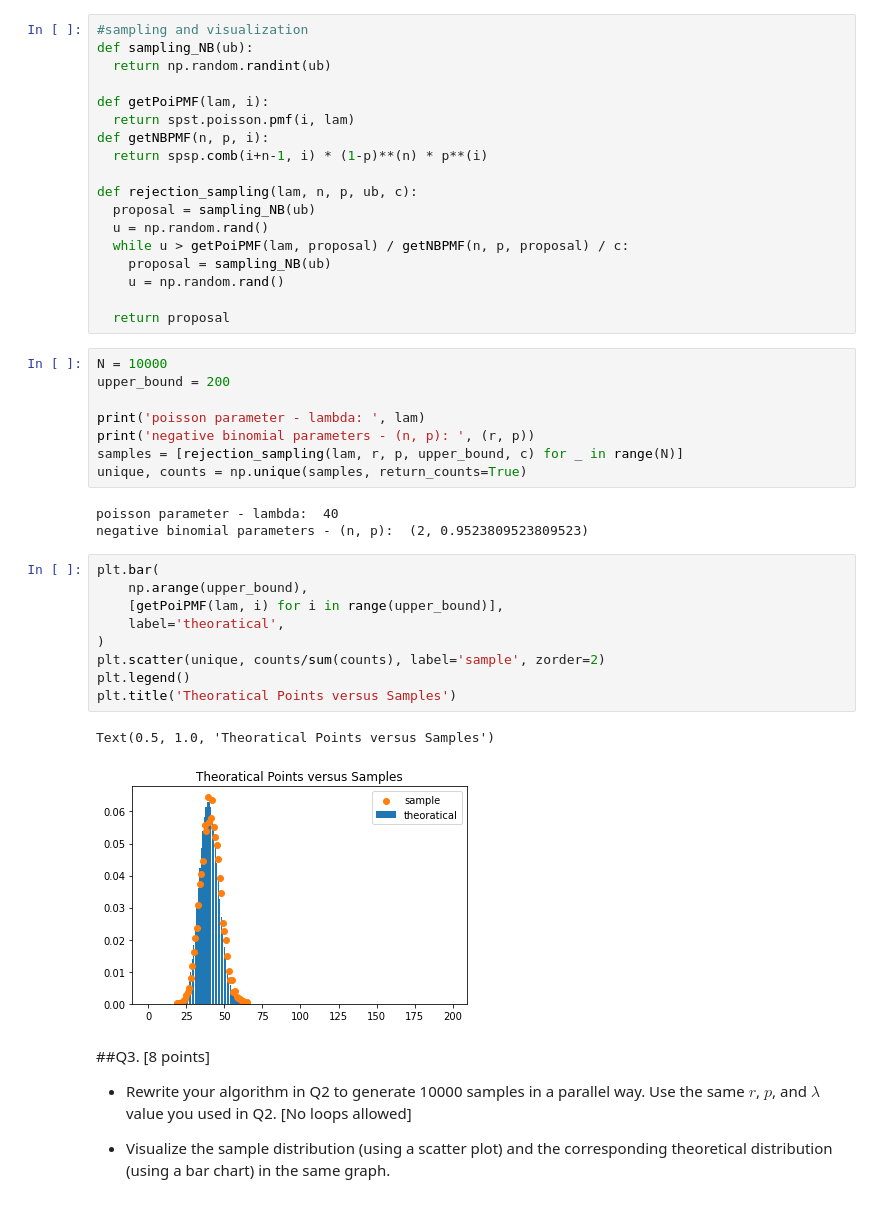
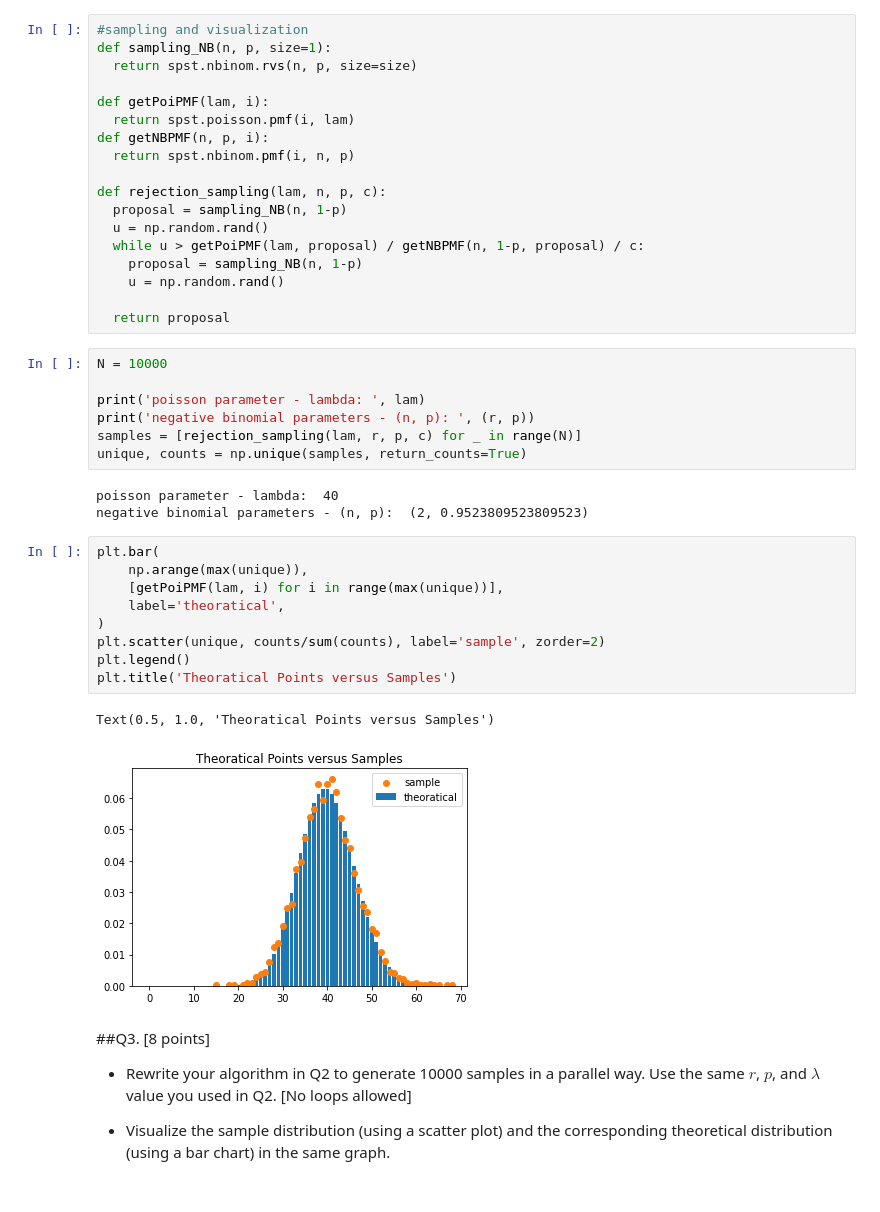
Before and after one commit to r50206v/E4404-Simulation, a Jupyter notebook: hw/Yi_Ping_Tseng_HW2_(IEOR_4404_Fall2020).ipynb, the cells around one changed output. Cells and saved outputs as stored; diff of their text form.

Commit message:
[BUGFIX] change the sampling method from negative binomial

```diff
--- a/hw/Yi_Ping_Tseng_HW2_(IEOR_4404_Fall2020).ipynb
+++ b/hw/Yi_Ping_Tseng_HW2_(IEOR_4404_Fall2020).ipynb
@@ -162,45 +162,44 @@ c
 [figure]
 # %%
 #sampling and visualization
-def sampling_NB(ub):
-  return np.random.randint(ub)
+def sampling_NB(n, p, size=1):
+  return spst.nbinom.rvs(n, p, size=size)
 
 def getPoiPMF(lam, i):
   return spst.poisson.pmf(i, lam)
 def getNBPMF(n, p, i):
-  return spsp.comb(i+n-1, i) * (1-p)**(n) * p**(i)
+  return spst.nbinom.pmf(i, n, p)
 
-def rejection_sampling(lam, n, p, ub, c):
-  proposal = sampling_NB(ub)
+def rejection_sampling(lam, n, p, c):
+  proposal = sampling_NB(n, 1-p)
   u = np.random.rand()
-  while u > getPoiPMF(lam, proposal) / getNBPMF(n, p, proposal) / c:
-    proposal = sampling_NB(ub)
+  while u > getPoiPMF(lam, proposal) / getNBPMF(n, 1-p, proposal) / c:
+    proposal = sampling_NB(n, 1-p)
     u = np.random.rand()
 
   return proposal
 # %%
 N = 10000
-upper_bound = 200
 
 print('poisson parameter - lambda: ', lam)
 print('negative binomial parameters - (n, p): ', (r, p))
-samples = [rejection_sampling(lam, r, p, upper_bound, c) for _ in range(N)]
+samples = [rejection_sampling(lam, r, p, c) for _ in range(N)]
 unique, counts = np.unique(samples, return_counts=True)
 # %% [output]
 poisson parameter - lambda:  40
 negative binomial parameters - (n, p):  (2, 0.9523809523809523)
 # %%
 plt.bar(
-    np.arange(upper_bound),
-    [getPoiPMF(lam, i) for i in range(upper_bound)],
+    np.arange(max(unique)),
+    [getPoiPMF(lam, i) for i in range(max(unique))],
     label='theoratical',
 )
 plt.scatter(unique, counts/sum(counts), label='sample', zorder=2)
 plt.legend()
 plt.title('Theoratical Points versus Samples')
 # %% [output]
 Text(0.5, 1.0, 'Theoratical Points versus Samples')
-[figure, old version]
+[figure, new version]
 # %% [markdown]
 ##Q3. [8 points]
 
```
Also changed, not shown: parts of 7 cells of this notebook.
